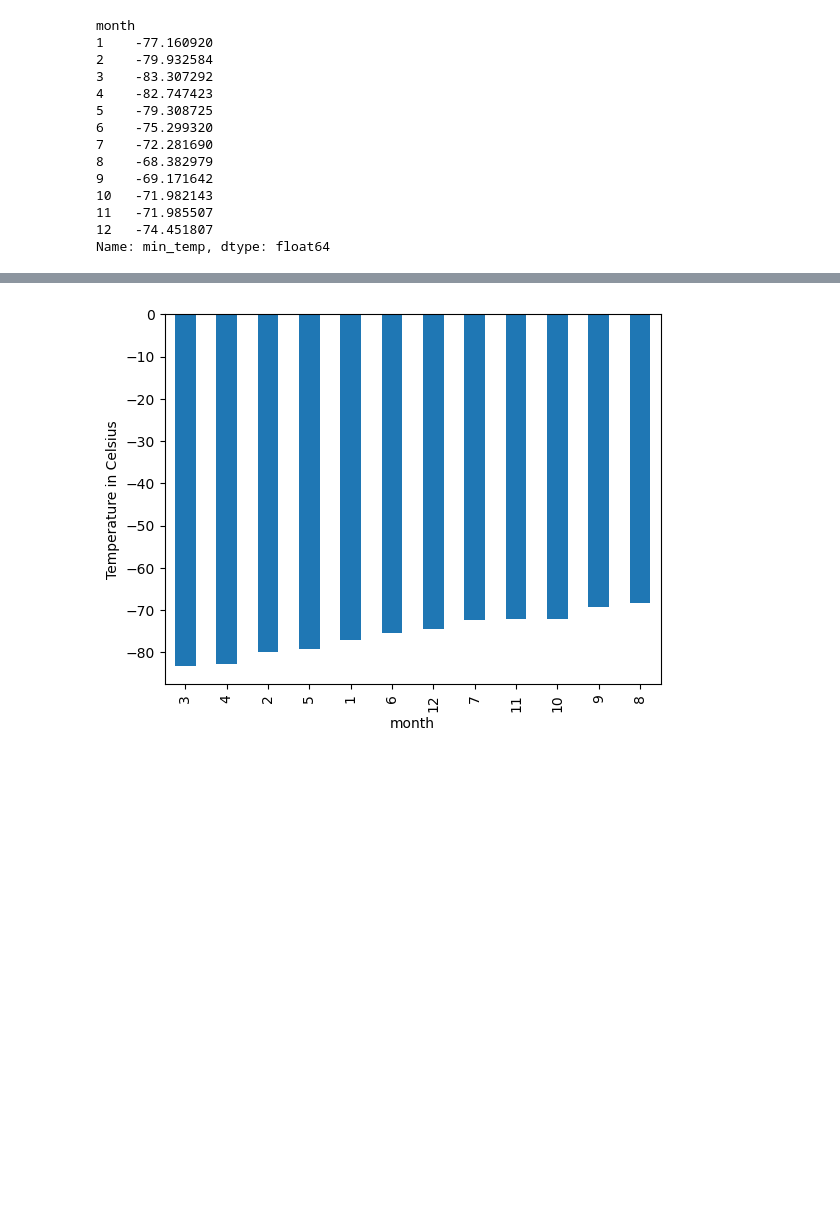
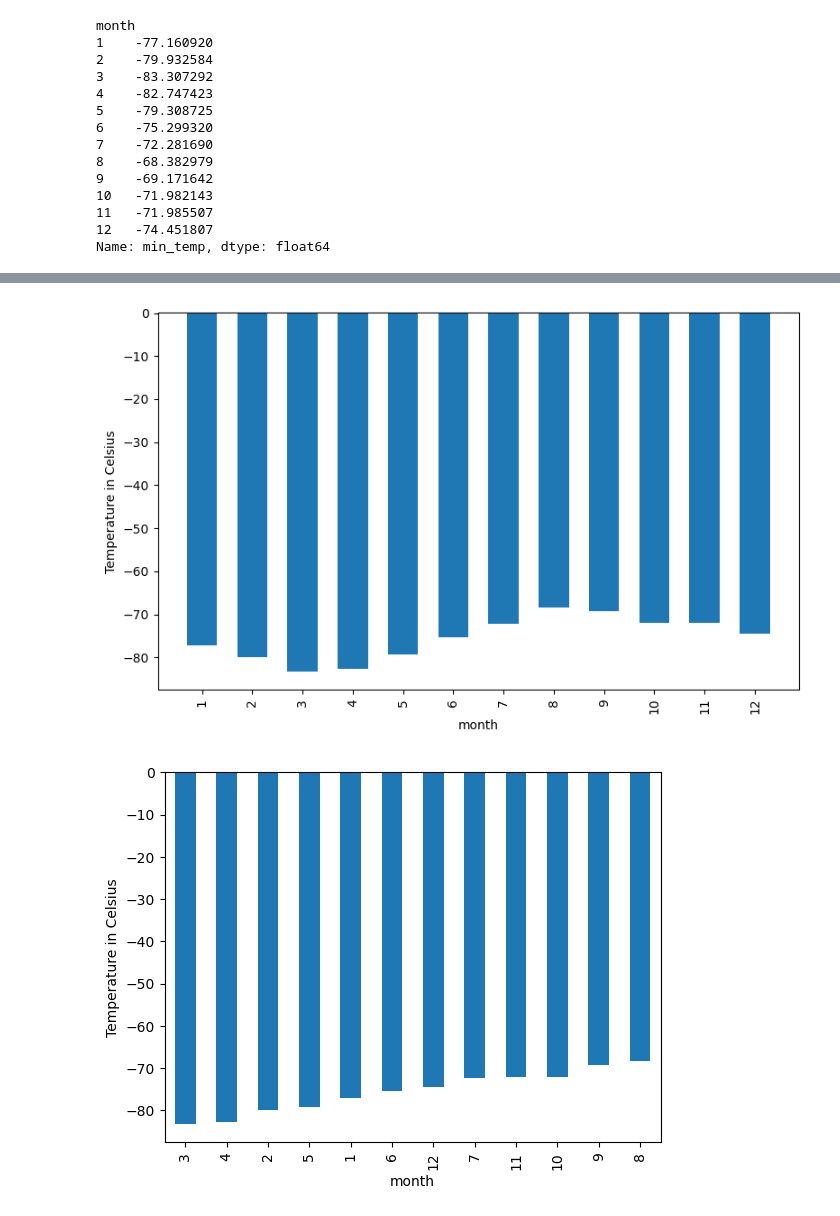
Before and after one commit to aglantzrbc/data-scraping-challenge, a Jupyter notebook: part_2_mars_weather.ipynb, the cells around one changed output, grey strips where cells are left out. Drawn from its saved outputs; the diff is of its cells as text; code cells hidden in the pictures; blank space fills up the shorter version.

```diff
--- a/part_2_mars_weather.ipynb
+++ b/part_2_mars_weather.ipynb
@@ -102,2 +101,10 @@ dtype: object
+# %%
+# Change data types for data analysis
+mars_weather_df[mars_weather_df.columns[1]] = pd.to_datetime(mars_weather_df[mars_weather_df.columns[1]])
+mars_weather_df[mars_weather_df.columns[2]] = mars_weather_df[mars_weather_df.columns[2]].astype(int)
+mars_weather_df[mars_weather_df.columns[3]] = mars_weather_df[mars_weather_df.columns[3]].astype(int)
+mars_weather_df[mars_weather_df.columns[4]] = mars_weather_df[mars_weather_df.columns[4]].astype(int)
+mars_weather_df[mars_weather_df.columns[5]] = mars_weather_df[mars_weather_df.columns[5]].astype(float)
+mars_weather_df[mars_weather_df.columns[6]] = mars_weather_df[mars_weather_df.columns[6]].astype(float)
 # %%
 # Confirm type changes were successful by examining data types again
@@ -149,5 +147,8 @@ Name: month, dtype: int64
 # %%
 # 3. What is the average low temperature by month?
+group_by_month = mars_weather_df.groupby('month')
+avg_min_temp_by_month = group_by_month['min_temp'].mean()
+print(avg_min_temp_by_month)
 # %% [output]
 month
 1    -77.160920
@@ -170,3 +167,14 @@ Name: min_temp, dtype: float64
+# %%
+fig, ax = plt.subplots(figsize=[8, 5])
+ax.bar(avg_min_temp_by_month.index, avg_min_temp_by_month, width=0.6, color='#1f77b4')
+plt.xticks(ticks=range(1, 13, 1), rotation=90)
+plt.xlabel('month')
+plt.ylabel('Temperature in Celsius')
+plt.tight_layout()
+plt.savefig("Resources/mars_average_temp_by_month.png", dpi=300)
+plt.show()
+# %% [output]
+[figure, added]
 # %%
 # Identify the coldest and hottest months in Curiosity's location
 # %% [output]
```
Also changed, not shown: parts of 6 cells of this notebook, 1 other file.
